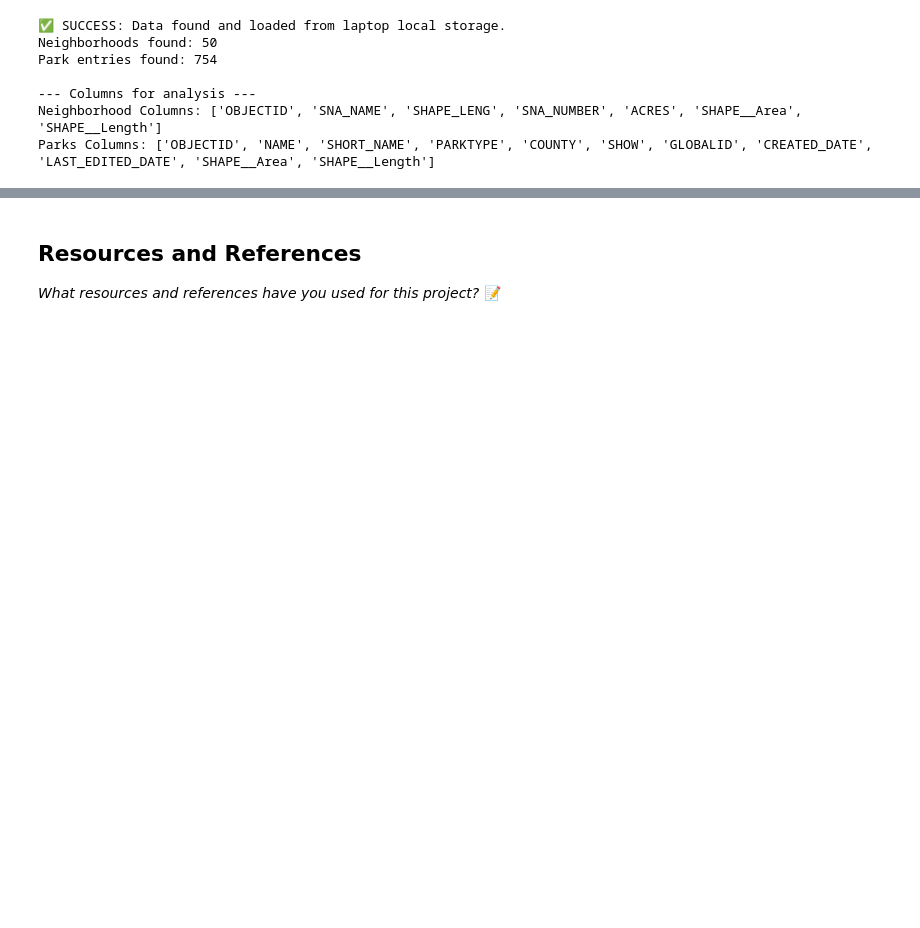
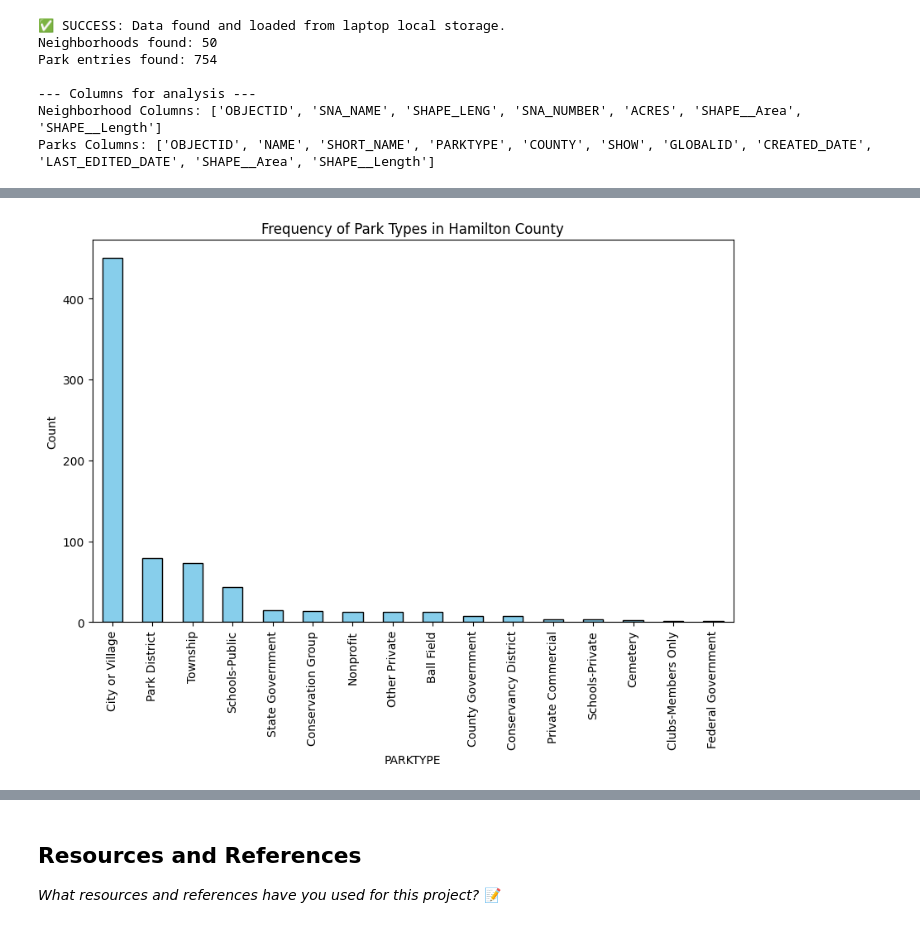
Before and after one commit to IT4063C-Spring26/final-project-ningwaa, a Jupyter notebook: source.ipynb, the cells around one changed output, grey strips where cells are left out. Drawn from its saved outputs; the diff is of its cells as text; code cells hidden in the pictures; blank space fills up the shorter version.

```diff
--- a/source.ipynb
+++ b/source.ipynb
@@ -82,0 +160,15 @@ Parks Columns: ['OBJECTID', 'NAME', 'SHORT_NAME', 'PARKTYPE', 'COUNTY', 'SHOW',
+# %%
+#
+def link_neighborhood(park_name):
+
+    park_str = str(park_name).lower()
+
+    neighborhood_list = ['Westwood', 'Oakley', 'Clifton', 'Downtown', 'Mt. Airy', 'Hyde Park']
+
+    for n in neighborhood_list:
+        if n.lower() in park_str:
+            return n
+    return "Other/Unlinked"
+
+parks['SNA_NAME'] = parks['NAME'].apply(link_neighborhood)
+print(parks['SNA_NAME'].value_counts())
@@ -82,0 +184,10 @@ Parks Columns: ['OBJECTID', 'NAME', 'SHORT_NAME', 'PARKTYPE', 'COUNTY', 'SHOW',
+# %%
+#(Matplotlib) Distribution of Park Types
+import matplotlib.pyplot as plt
+plt.figure(figsize=(10,6))
+parks['PARKTYPE'].value_counts().plot(kind='bar', color='skyblue', edgecolor='black')
+plt.title('Frequency of Park Types in Hamilton County')
+plt.ylabel('Count')
+plt.show()
+# %% [output]
+[figure, added]
```
Also changed, not shown: parts of 10 cells of this notebook, 1 other file.
